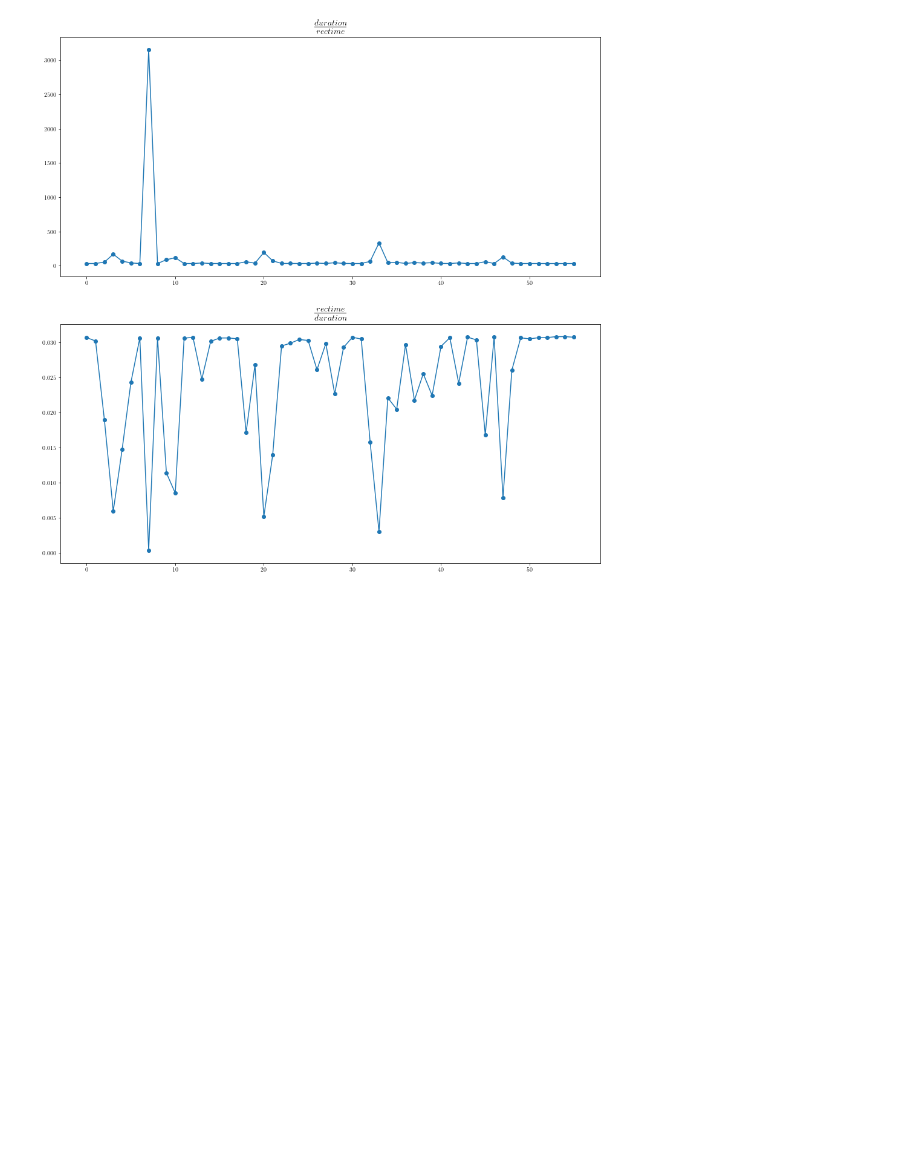
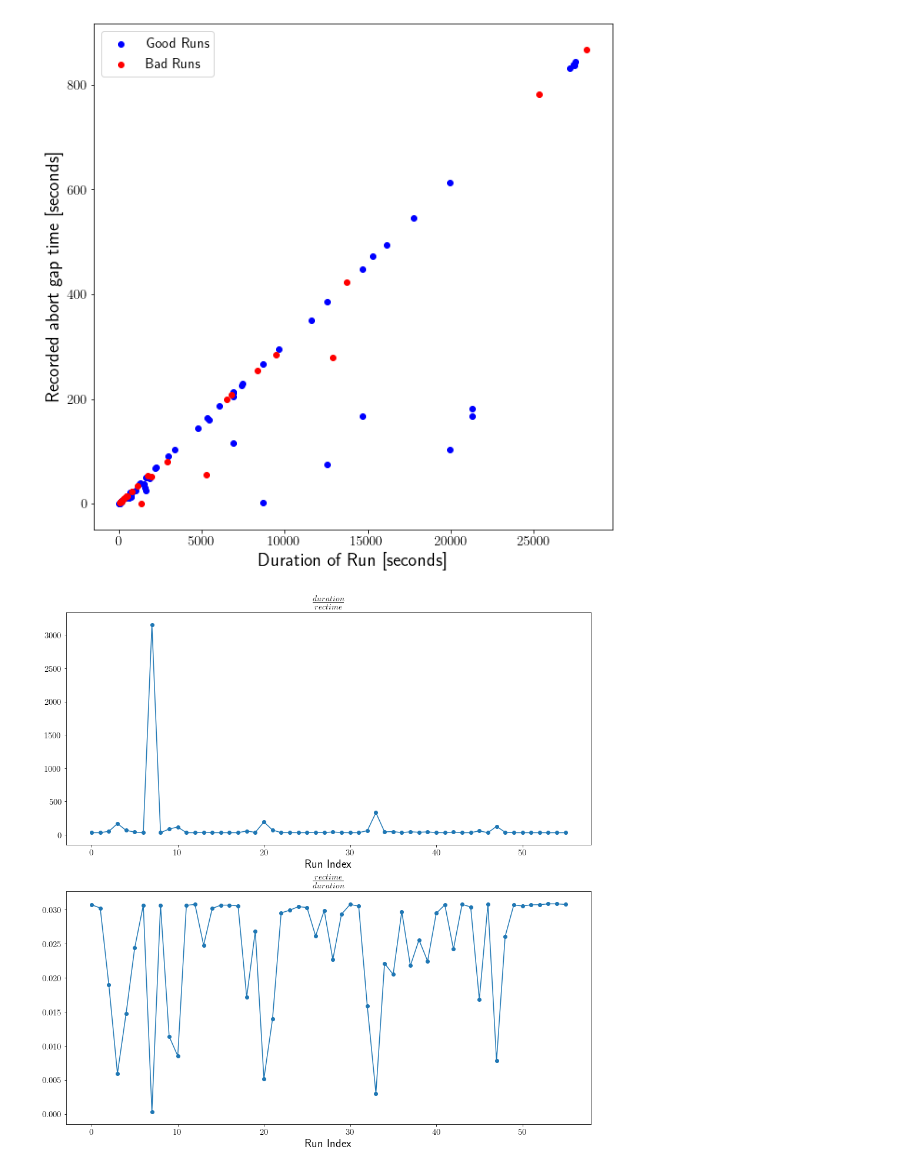
Before and after one commit to GeorgeAlex22/scout, a Jupyter notebook: RatePerTime.ipynb, the cells around one changed output. Drawn from its saved outputs; the diff is of its cells as text; code cells hidden in the pictures; blank space fills up the shorter version.

Commit message:
Graphs added
L1 trigger Rate per Time (with badruns), Timeratio (with badruns), 2-leg Rate per Time (no badruns)

```diff
--- a/RatePerTime.ipynb
+++ b/RatePerTime.ipynb
@@ -263,0 +358,4 @@ plt.show()
+# %%
+GOOD_duration, GOOD_rectime, GOOD_midpoints, GOOD_midpointsErr, GOOD_rate, GOOD_rateErr = timeAnalysis(goodPath)
+BAD_duration, BAD_rectime, BAD_midpoints, BAD_midpointsErr, BAD_rate, BAD_rateErr = timeAnalysis(badPath)
+GOOD_timeRatio = GOOD_duration/GOOD_rectime
@@ -264,25 +364,75 @@ plt.show()
 # %%
+# Duration - Rectime PLOT
+plt.figure(figsize = (10,10))
+plt.scatter(GOOD_duration,GOOD_rectime, c= 'blue', label = 'Good Runs')
+plt.scatter(BAD_duration,BAD_rectime, c = 'red', label = 'Bad Runs')
+plt.xlabel('Duration of Run [seconds]', fontsize = 20)
+plt.ylabel('Recorded abort gap time [seconds]', fontsize = 20)
+plt.legend()
+
+plt.show()
+
+
+# Time Ratio PLOT
 fig = plt.figure(figsize = (16,16))
 plt.rc('text', usetex=True)
 ax1 = fig.add_subplot(2,1,1)
 
 
-ax1.plot([i for i in  range(len(timeRatio))], timeRatio)
-ax1.scatter([i for i in  range(len(timeRatio))], timeRatio)
-#ax1.set_xlabel('Run Index')
+ax1.plot([i for i in  range(len(GOOD_timeRatio))], GOOD_timeRatio)
+ax1.scatter([i for i in  range(len(GOOD_timeRatio))], GOOD_timeRatio)
+ax1.set_xlabel('Run Index',  fontsize = 20)
 ax1.set_title(r'$\frac{duration}{rectime}$', fontsize = 20)
 
 ax2 = fig.add_subplot(2,1,2, sharex = ax1)
 
 
-ax2.plot([i for i in  range(len(timeRatio))], 1/timeRatio)
-ax2.scatter([i for i in  range(len(timeRatio))], 1/timeRatio)
-#ax2.set_xlabel('Run Index',  fontsize = 20)
+ax2.plot([i for i in  range(len(GOOD_timeRatio))], 1/GOOD_timeRatio)
+ax2.scatter([i for i in  range(len(GOOD_timeRatio))], 1/GOOD_timeRatio)
+ax2.set_xlabel('Run Index',  fontsize = 20)
 ax2.set_title(r'$\frac{rectime}{duration}$', fontsize = 20)
 
+plt.show()
+
+#Rate per time PLOT
 
 
+plt.figure(figsize = (32, 16))
+plt.title('L1 muon trigger rate (BMTF) during the LHC abord gap', size = 40)
 
+plt.ylabel('Rate [candidates/second]', size = 40)
+plt.xlabel('Time of the Day [hours]', size = 40)
+label = [i for i in range(17, 24)] + [i for i in range(24)] + [i for i in range(6)]
+tick = [i for i in range(-25200, 104401, 3600)]
+plt.xticks(ticks = tick, labels = label, size = 30 )
+plt.yticks(size = 30)
+daySecs = 86400
+plt.vlines([0,daySecs], 160, 280, colors = 'black', linestyle = 'dashed') # 160 - 280
+plt.errorbar(GOOD_midpoints, GOOD_rate, yerr = GOOD_rateErr, xerr = GOOD_midpointsErr,  fmt='o', c = "blue", label = 'Good Runs')
+plt.legend(fontsize = 30)
+# plt.savefig('./Plots/RatePerTime.pdf')
 plt.show()
+
+#Rate per time PLOT
+
+
+plt.figure(figsize = (32, 16))
+plt.title('L1 muon trigger rate (BMTF) during the LHC abord gap', size = 40)
+
+plt.ylabel('Rate [candidates/second]', size = 40)
+plt.xlabel('Time of the Day [hours]', size = 40)
+label = [i for i in range(17, 24)] + [i for i in range(24)] + [i for i in range(6)]
+tick = [i for i in range(-25200, 104401, 3600)]
+plt.xticks(ticks = tick, labels = label, size = 30 )
+plt.yticks(size = 30)
+daySecs = 86400
+plt.vlines([0,daySecs], 0, 10e5, colors = 'black', linestyle = 'dashed') # 160 - 280
+plt.errorbar(GOOD_midpoints, GOOD_rate, yerr = GOOD_rateErr, xerr = GOOD_midpointsErr,  fmt='o', c = "blue", label = 'Good Runs')
+plt.errorbar(BAD_midpoints, BAD_rate, yerr = BAD_rateErr, xerr = BAD_midpointsErr,  fmt='o', c = "red", label = 'Bad Runs')
+plt.yscale('log')
+plt.legend(fontsize = 30)
+# plt.savefig('./Plots/RatePerTime_withBAD.pdf')
+plt.show()
 # %% [output]
-[figure, old version]
+[figure, new version]
+[figure, added]
```
Also changed, not shown: parts of 23 cells of this notebook.
